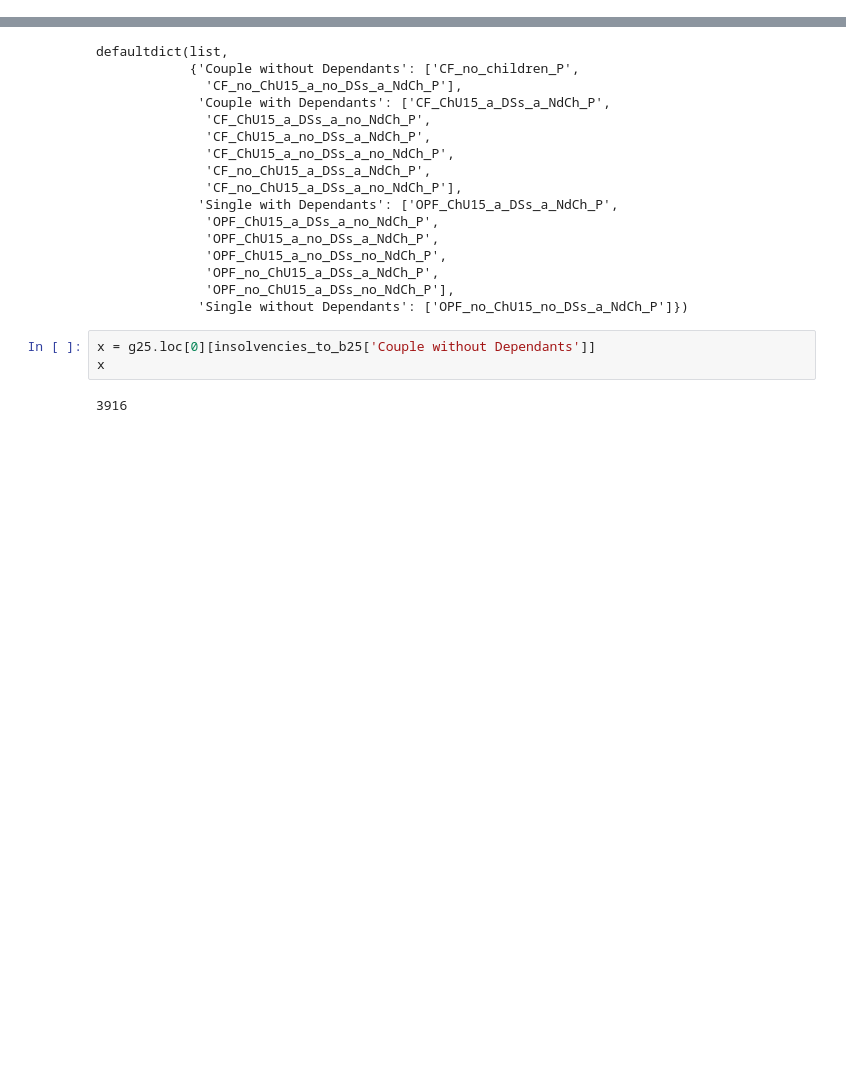
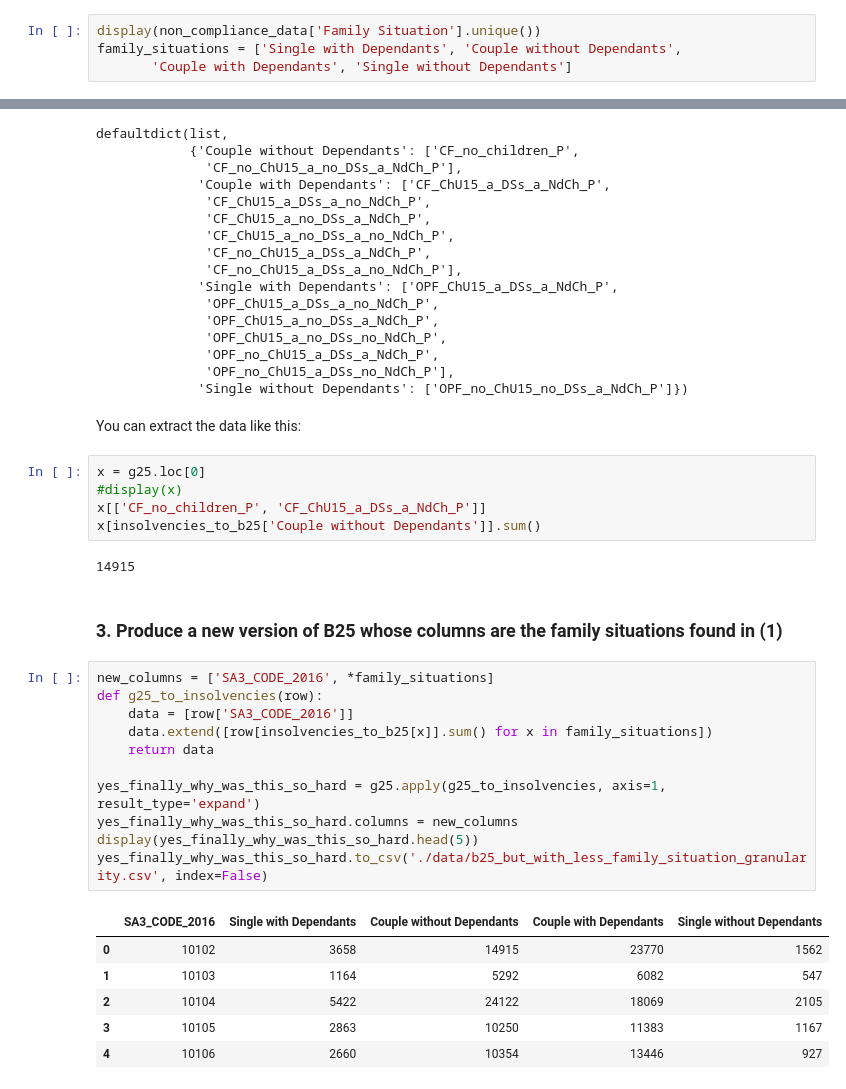
Before and after one commit to pmRed/govhack2018-EZ0, a Jupyter notebook: uhh.ipynb, the cells around one changed output, grey strips where cells are left out. Cells and saved outputs as stored; diff of their text form; blank space fills up the shorter version.

Commit message:
IV,3,2026 Haberdasher: Here is the data your worship did bespeak.

```diff
--- a/uhh.ipynb
+++ b/uhh.ipynb
@@ -21,0 +16,4 @@ array(['Single with Dependants', 'Couple without Dependants',
+# %%
+display(non_compliance_data['Family Situation'].unique())
+family_situations = ['Single with Dependants', 'Couple without Dependants',
+       'Couple with Dependants', 'Single without Dependants']
@@ -132,8 +134,32 @@ defaultdict(list,
               'OPF_no_ChU15_a_DSs_a_NdCh_P',
               'OPF_no_ChU15_a_DSs_no_NdCh_P'],
              'Single without Dependants': ['OPF_no_ChU15_no_DSs_a_NdCh_P']})
+# %% [markdown]
+You can extract the data like this:
 # %%
-x = g25.loc[0][insolvencies_to_b25['Couple without Dependants']]
-x
+x = g25.loc[0]
+#display(x)
+x[['CF_no_children_P', 'CF_ChU15_a_DSs_a_NdCh_P']]
+x[insolvencies_to_b25['Couple without Dependants']].sum()
 # %% [output]
-3916
+14915
+# %% [markdown]
+### 3. Produce a new version of B25 whose columns are the family situations found in (1)
+# %%
+new_columns = ['SA3_CODE_2016', *family_situations]
+def g25_to_insolvencies(row):
+    data = [row['SA3_CODE_2016']]
+    data.extend([row[insolvencies_to_b25[x]].sum() for x in family_situations])
+    return data
+
+yes_finally_why_was_this_so_hard = g25.apply(g25_to_insolvencies, axis=1, result_type='expand')
+yes_finally_why_was_this_so_hard.columns = new_columns
+display(yes_finally_why_was_this_so_hard.head(5))
+yes_finally_why_was_this_so_hard.to_csv('./data/b25_but_with_less_family_situation_granularity.csv', index=False)
+# %% [output]
+|  | SA3_CODE_2016 | Single with Dependants | Couple without Dependants | Couple with Dependants | Single without Dependants |
+| 0 | 10102 | 3658 | 14915 | 23770 | 1562 |
+| 1 | 10103 | 1164 | 5292 | 6082 | 547 |
+| 2 | 10104 | 5422 | 24122 | 18069 | 2105 |
+| 3 | 10105 | 2863 | 10250 | 11383 | 1167 |
+| 4 | 10106 | 2660 | 10354 | 13446 | 927 |
```
Also changed, not shown: parts of 2 cells of this notebook, 1 other file.
